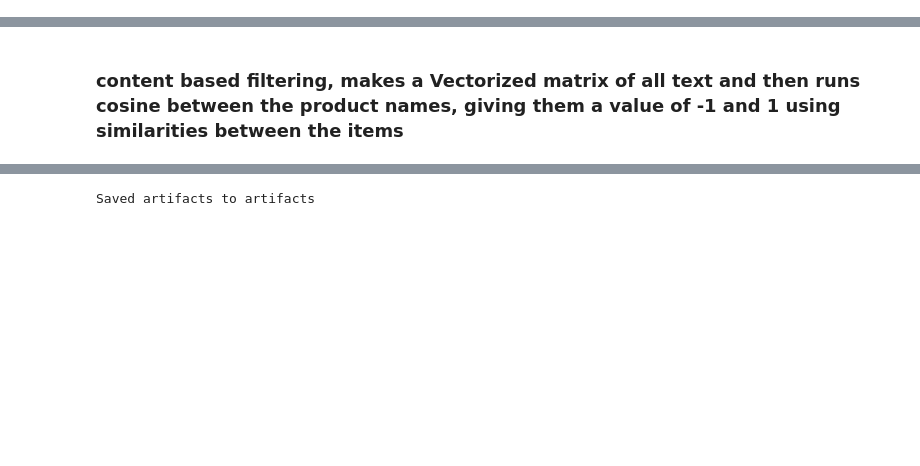
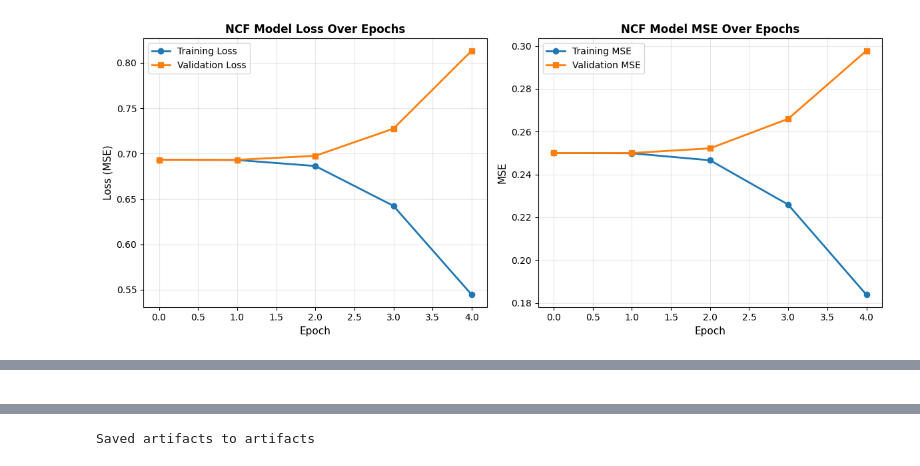
Before and after one commit to LucasHoek/Recommendation-Model-Orisha, a Jupyter notebook: Example-generated.ipynb, the cells around one changed output, grey strips where cells are left out. Drawn from its saved outputs; the diff is of its cells as text; code cells hidden in the pictures; blank space fills up the shorter version.

```diff
--- a/Example-generated.ipynb
+++ b/Example-generated.ipynb
@@ -751,37 +1084,39 @@ NCF ready. Using the ONNX-backed model for recommendations.
 # %%
 
-# # Plot training history
+# Plot training history
 
-# if 'history_ncf' in locals():
-#     plt.figure(figsize=(12, 5))
+if 'history_ncf' in locals():
+    plt.figure(figsize=(12, 5))
 
-#     # Loss plot
-#     plt.subplot(1, 2, 1)
-#     plt.plot(history_ncf.history['loss'], label='Training Loss', linewidth=2, marker='o')
-#     plt.plot(history_ncf.history['val_loss'], label='Validation Loss', linewidth=2, marker='s')
-#     plt.title('NCF Model Loss Over Epochs', fontsize=12, fontweight='bold')
-#     plt.xlabel('Epoch', fontsize=11)
-#     plt.ylabel('Loss (MSE)', fontsize=11)
-#     plt.legend(fontsize=10)
-#     plt.grid(True, alpha=0.3)
+    # Loss plot
+    plt.subplot(1, 2, 1)
+    plt.plot(history_ncf.history['loss'], label='Training Loss', linewidth=2, marker='o')
+    plt.plot(history_ncf.history['val_loss'], label='Validation Loss', linewidth=2, marker='s')
+    plt.title('NCF Model Loss Over Epochs', fontsize=12, fontweight='bold')
+    plt.xlabel('Epoch', fontsize=11)
+    plt.ylabel('Loss (MSE)', fontsize=11)
+    plt.legend(fontsize=10)
+    plt.grid(True, alpha=0.3)
 
-#     # MSE plot
-#     plt.subplot(1, 2, 2)
-#     plt.plot(history_ncf.history['mse'], label='Training MSE', linewidth=2, marker='o')
-#     plt.plot(history_ncf.history['val_mse'], label='Validation MSE', linewidth=2, marker='s')
-#     plt.title('NCF Model MSE Over Epochs', fontsize=12, fontweight='bold')
-#     plt.xlabel('Epoch', fontsize=11)
-#     plt.ylabel('MSE', fontsize=11)
-#     plt.legend(fontsize=10)
-#     plt.grid(True, alpha=0.3)
+    # MSE plot
+    plt.subplot(1, 2, 2)
+    plt.plot(history_ncf.history['mse'], label='Training MSE', linewidth=2, marker='o')
+    plt.plot(history_ncf.history['val_mse'], label='Validation MSE', linewidth=2, marker='s')
+    plt.title('NCF Model MSE Over Epochs', fontsize=12, fontweight='bold')
+    plt.xlabel('Epoch', fontsize=11)
+    plt.ylabel('MSE', fontsize=11)
+    plt.legend(fontsize=10)
+    plt.grid(True, alpha=0.3)
 
-#     plt.tight_layout()
-#     plt.show()
+    plt.tight_layout()
+    plt.show()
 
-#     print(f"\n📊 Training Summary:")
-#     print(f"   Epochs completed: {len(history_ncf.history['loss'])}")
-#     print(f"   Final training loss: {history_ncf.history['loss'][-1]:.6f}")
-#     print(f"   Final validation loss: {history_ncf.history['val_loss'][-1]:.6f}")
-#     print(f"   Best validation loss: {min(history_ncf.history['val_loss']):.6f}")
-# else:
-#     print("ONNX model loaded, skipping training history plot.")
+    print(f"\n📊 Training Summary:")
+    print(f"   Epochs completed: {len(history_ncf.history['loss'])}")
+    print(f"   Final training loss: {history_ncf.history['loss'][-1]:.6f}")
+    print(f"   Final validation loss: {history_ncf.history['val_loss'][-1]:.6f}")
+    print(f"   Best validation loss: {min(history_ncf.history['val_loss']):.6f}")
+else:
+    print("ONNX model loaded, skipping training history plot.")
+# %% [output]
+[figure, added]
@@ -788,3 +1128,3 @@ NCF ready. Using the ONNX-backed model for recommendations.
 # %% [markdown]
-### content based filtering, makes a Vectorized matrix of all text and then runs cosine between the product names, giving them a value of -1 and 1 using similarities between the items
+<!-- ### content based filtering, makes a Vectorized matrix of all text and then runs cosine between the product names, giving them a value of -1 and 1 using similarities between the items -->
 # %%
```
Also changed, not shown: parts of 88 cells of this notebook, 12 other files.
